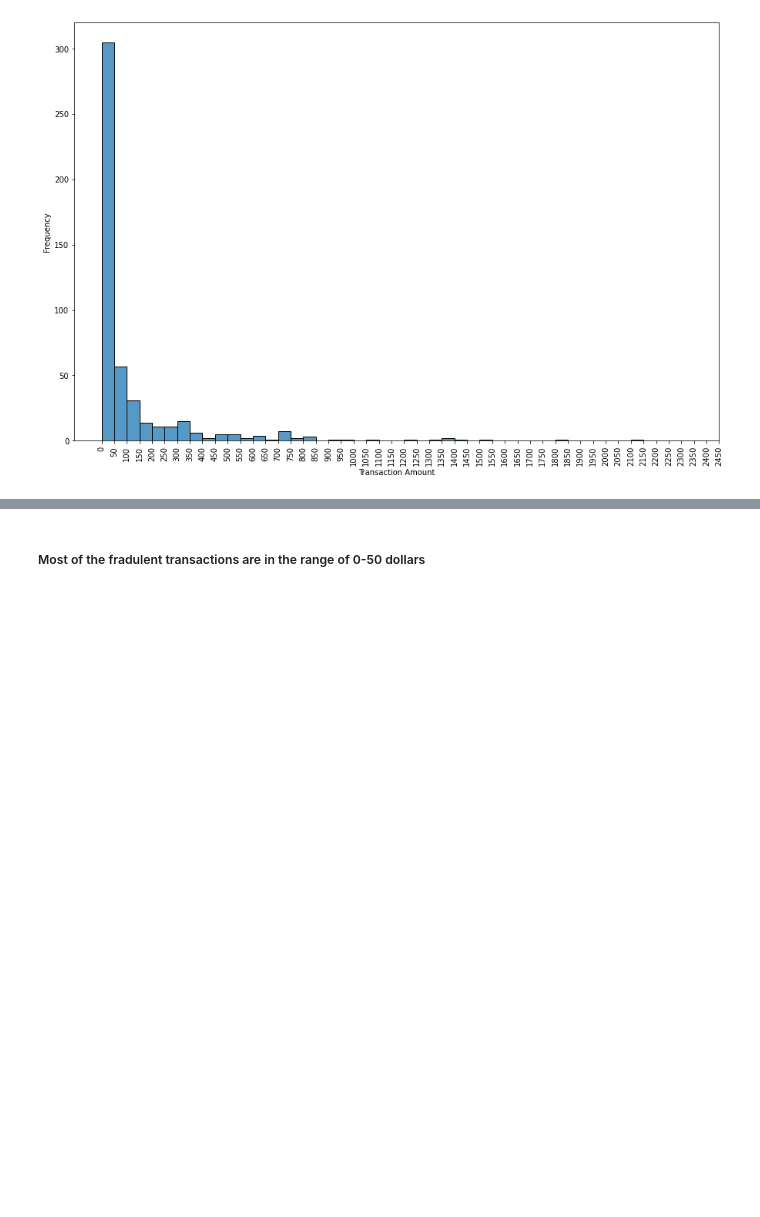
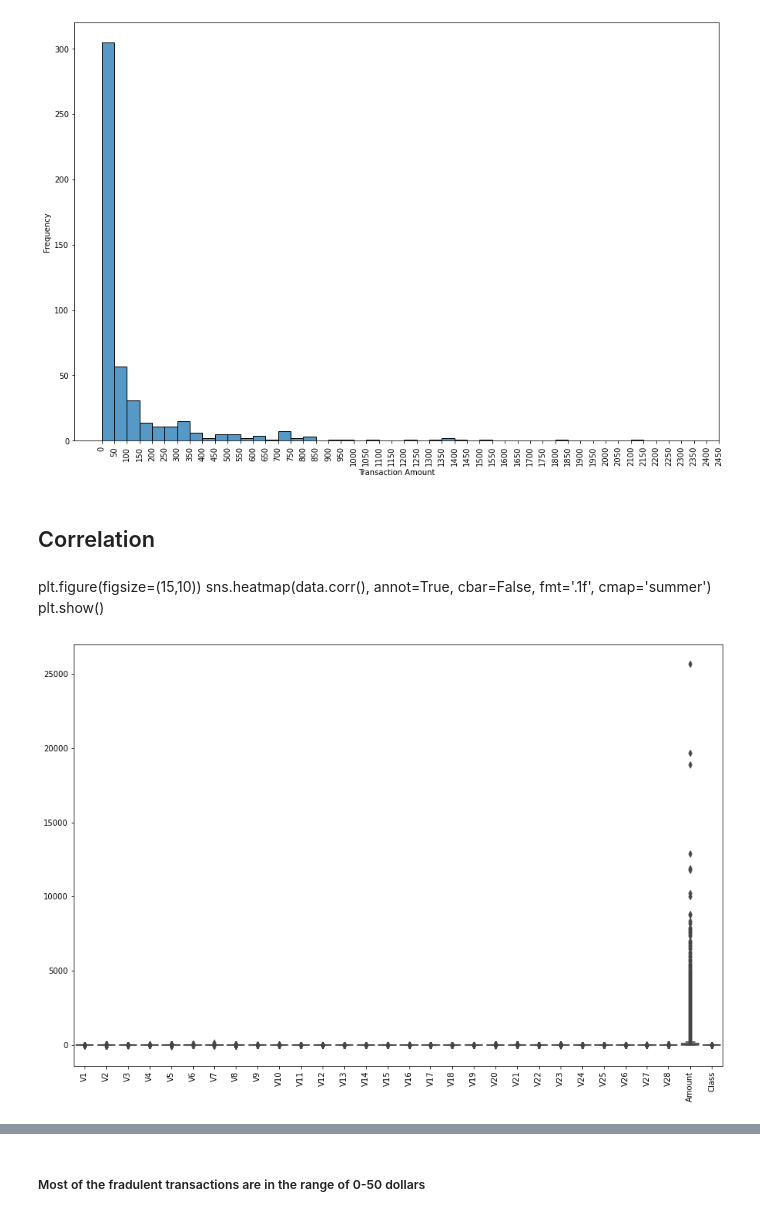
Before and after one commit to shajivmasters/Credit_Card_Fraud_Detection, a Jupyter notebook: Credit_card_fraud_detection_Starter_code+.ipynb, the cells around one changed output, grey strips where cells are left out. Saved outputs shown, nothing was run; the diff lists cells and outputs as text; code cells hidden in the pictures; blank space fills up the shorter version.

```diff
--- a/Credit_card_fraud_detection_Starter_code+.ipynb
+++ b/Credit_card_fraud_detection_Starter_code+.ipynb
@@ -277,3 +277,10 @@ plt.xticks(range(0, 2500, 50), rotation=90)
 plt.show()
 # %% [output]
 [figure]
+# %% [markdown]
+## Correlation
+# %% [markdown]
+
+plt.figure(figsize=(15,10))
+sns.heatmap(data.corr(), annot=True, cbar=False, fmt='.1f', cmap='summer')
+plt.show()
@@ -279,0 +289,7 @@ plt.show()
+# %%
+plt.figure(figsize=(15,10))
+sns.boxplot(data=data)
+plt.xticks(rotation=90)
+plt.show()
+# %% [output]
+[figure, added]
```
Also changed, not shown: parts of 2 cells of this notebook.
